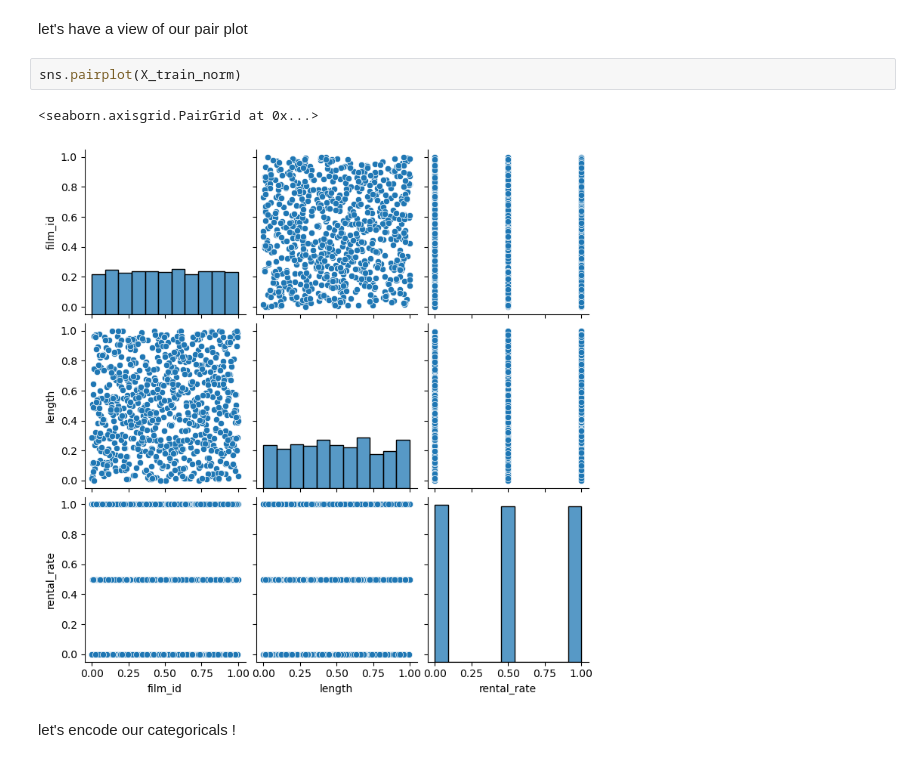
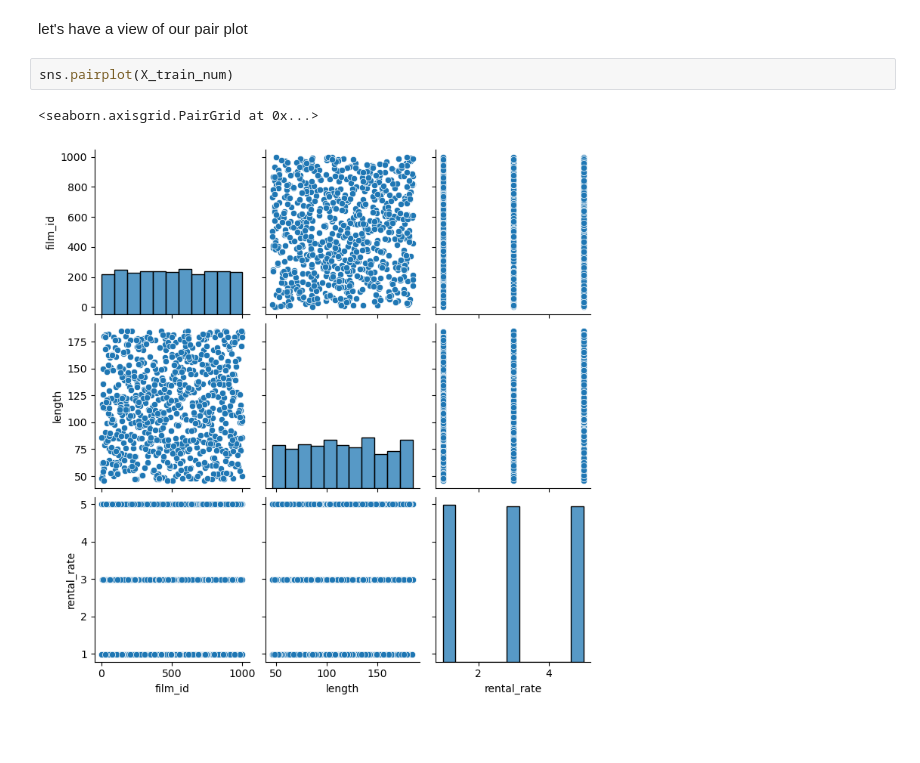
Before and after one commit to eumii/lab-predictions-logistic-regression, a Jupyter notebook: predictions Lab v 2.ipynb, the cells around one changed output. Saved outputs shown, nothing was run; the diff lists cells and outputs as text; blank space fills up the shorter version.

```diff
--- a/predictions Lab v 2.ipynb
+++ b/predictions Lab v 2.ipynb
@@ -232,9 +236,7 @@ plt.show()
 # %% [markdown]
 let's have a view of our pair plot
 # %%
-sns.pairplot(X_train_norm)
+sns.pairplot(X_train_num)
 # %% [output]
 <seaborn.axisgrid.PairGrid at 0x...>
-[figure, old version]
+[figure, new version]
-# %% [markdown]
-let's encode our categoricals !
```
Also changed, not shown: parts of 18 cells of this notebook.
